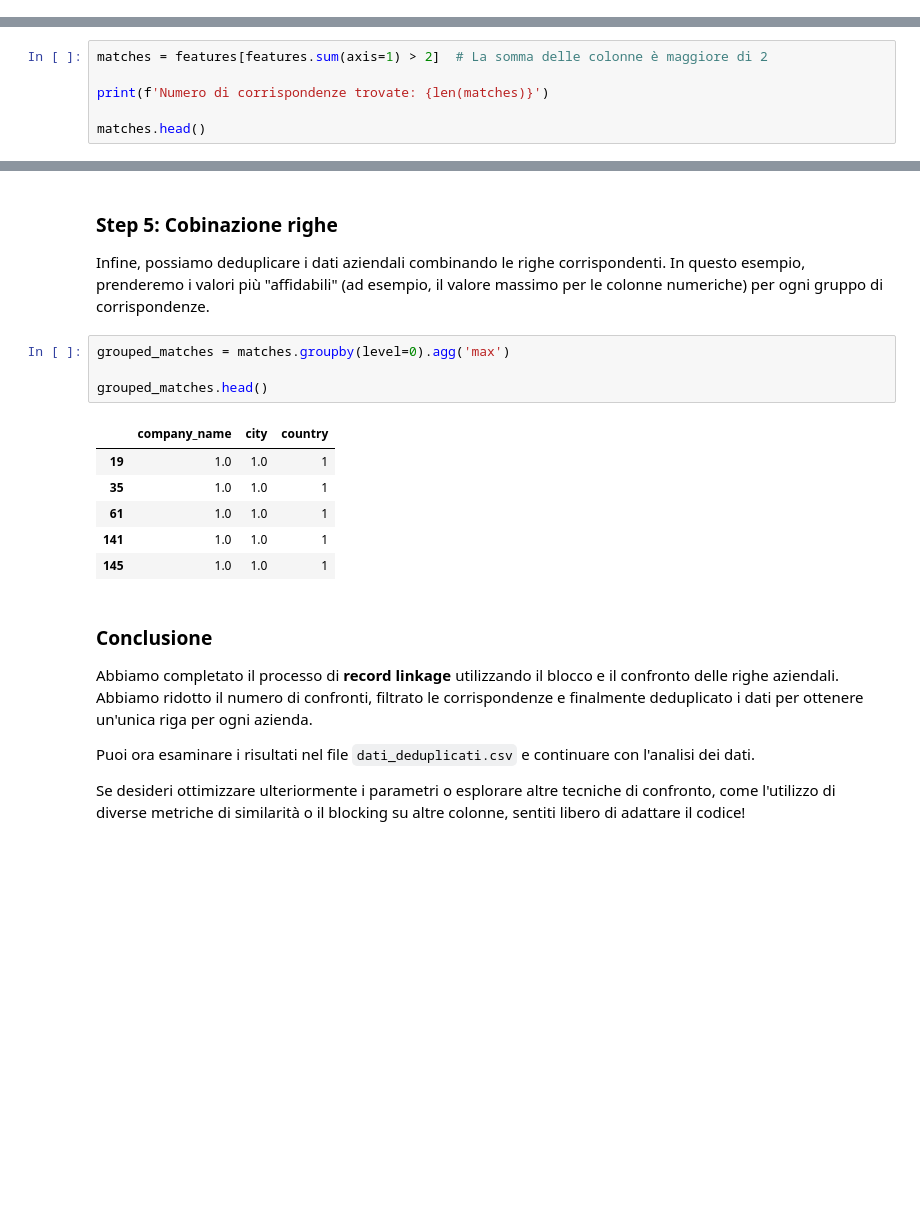
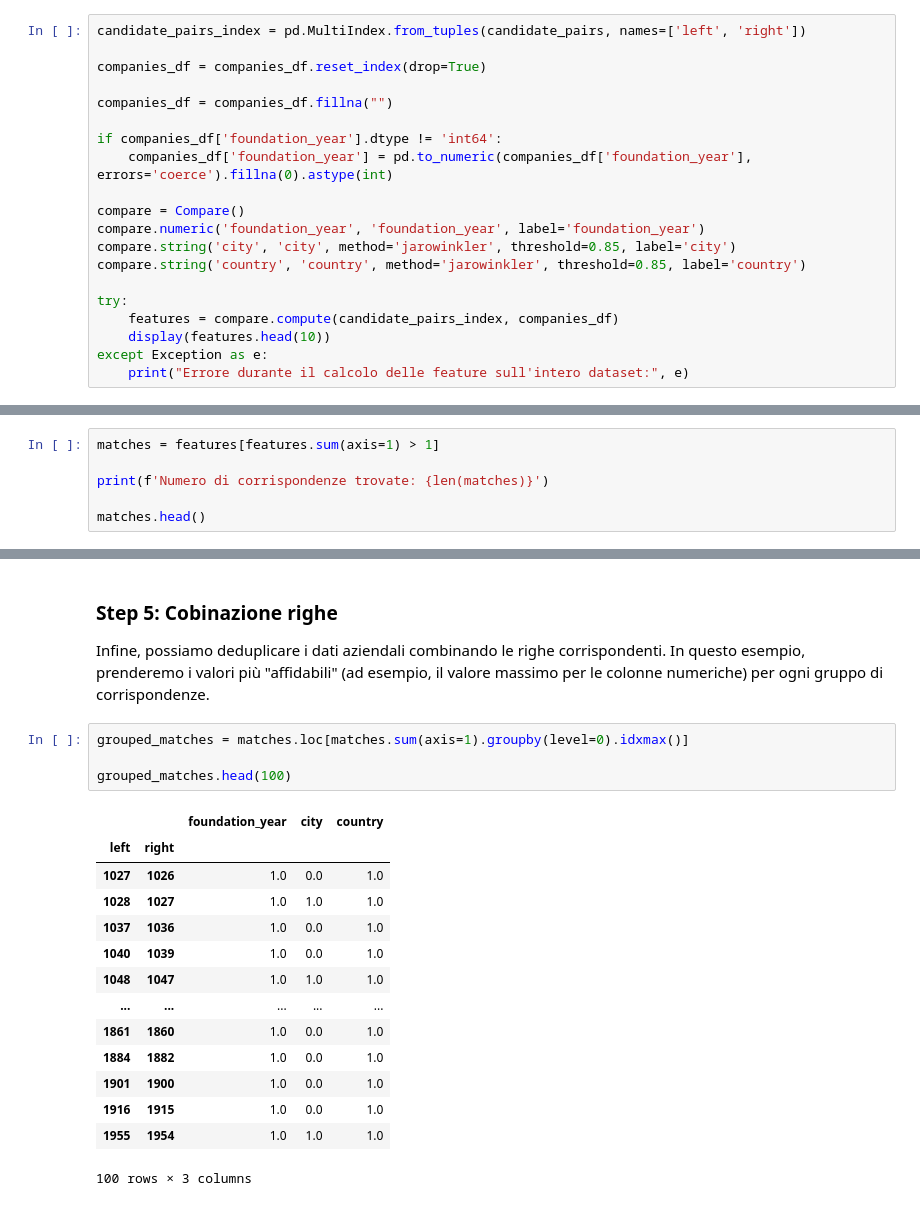
Before and after one commit to MatVitale6/IngegneriaDeiDatiProject, a Jupyter notebook: homework5/record_linkage/record_linkage.ipynb, the cells around one changed output, grey strips where cells are left out. Cells and saved outputs as stored; diff of their text form; blank space fills up the shorter version.

Commit message:
primo record_linkage

```diff
--- a/homework5/record_linkage/record_linkage.ipynb
+++ b/homework5/record_linkage/record_linkage.ipynb
@@ -128,0 +81,20 @@ Error:
+# %%
+candidate_pairs_index = pd.MultiIndex.from_tuples(candidate_pairs, names=['left', 'right'])
+
+companies_df = companies_df.reset_index(drop=True)
+
+companies_df = companies_df.fillna("")
+
+if companies_df['foundation_year'].dtype != 'int64':
+    companies_df['foundation_year'] = pd.to_numeric(companies_df['foundation_year'], errors='coerce').fillna(0).astype(int)
+
+compare = Compare()
+compare.numeric('foundation_year', 'foundation_year', label='foundation_year')
+compare.string('city', 'city', method='jarowinkler', threshold=0.85, label='city')
+compare.string('country', 'country', method='jarowinkler', threshold=0.85, label='country')
+
+try:
+    features = compare.compute(candidate_pairs_index, companies_df)
+    display(features.head(10))
+except Exception as e:
+    print("Errore durante il calcolo delle feature sull'intero dataset:", e)
@@ -129,7 +117,7 @@ Error:
 # %% [markdown]
 ### **Step 4: Filtraggio delle corrispondenze**
 # %%
-matches = features[features.sum(axis=1) > 2]  # La somma delle colonne è maggiore di 2
+matches = features[features.sum(axis=1) > 1]
 
 print(f'Numero di corrispondenze trovate: {len(matches)}')
 
@@ -146,21 +135,21 @@ Numero di corrispondenze trovate: 1499
 ### **Step 5: Cobinazione righe**
 Infine, possiamo deduplicare i dati aziendali combinando le righe corrispondenti. In questo esempio, prenderemo i valori più "affidabili" (ad esempio, il valore massimo per le colonne numeriche) per ogni gruppo di corrispondenze.
 # %%
-grouped_matches = matches.groupby(level=0).agg('max')
+grouped_matches = matches.loc[matches.sum(axis=1).groupby(level=0).idxmax()]
 
-grouped_matches.head()
+grouped_matches.head(100)
 # %% [output]
-|  | company_name | city | country |
-| 19 | 1.0 | 1.0 | 1 |
-| 35 | 1.0 | 1.0 | 1 |
-| 61 | 1.0 | 1.0 | 1 |
-| 141 | 1.0 | 1.0 | 1 |
-| 145 | 1.0 | 1.0 | 1 |
+|  |  | foundation_year | city | country |
+| left | right |  |  |  |
+| 1027 | 1026 | 1.0 | 0.0 | 1.0 |
+| 1028 | 1027 | 1.0 | 1.0 | 1.0 |
+| 1037 | 1036 | 1.0 | 0.0 | 1.0 |
+| 1040 | 1039 | 1.0 | 0.0 | 1.0 |
+| 1048 | 1047 | 1.0 | 1.0 | 1.0 |
+| ... | ... | ... | ... | ... |
+| 1861 | 1860 | 1.0 | 0.0 | 1.0 |
+| 1884 | 1882 | 1.0 | 0.0 | 1.0 |
+| 1901 | 1900 | 1.0 | 0.0 | 1.0 |
+| 1916 | 1915 | 1.0 | 0.0 | 1.0 |
+| 1955 | 1954 | 1.0 | 1.0 | 1.0 |
+100 rows × 3 columns
-# %% [markdown]
-### Conclusione
-
-Abbiamo completato il processo di **record linkage** utilizzando il blocco e il confronto delle righe aziendali. Abbiamo ridotto il numero di confronti, filtrato le corrispondenze e finalmente deduplicato i dati per ottenere un'unica riga per ogni azienda.
-
-Puoi ora esaminare i risultati nel file `dati_deduplicati.csv` e continuare con l'analisi dei dati.
-
-Se desideri ottimizzare ulteriormente i parametri o esplorare altre tecniche di confronto, come l'utilizzo di diverse metriche di similarità o il blocking su altre colonne, sentiti libero di adattare il codice!
```
Also changed, not shown: parts of 13 cells of this notebook, 1 other file.
